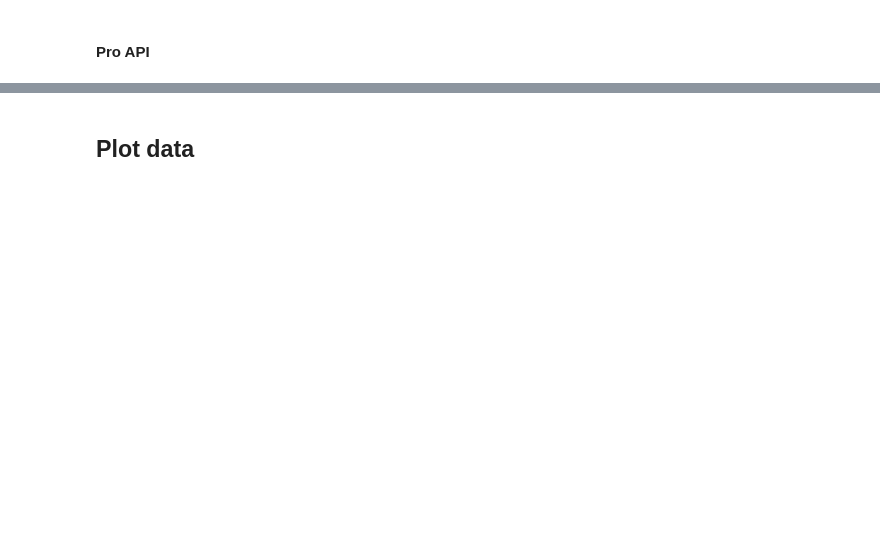
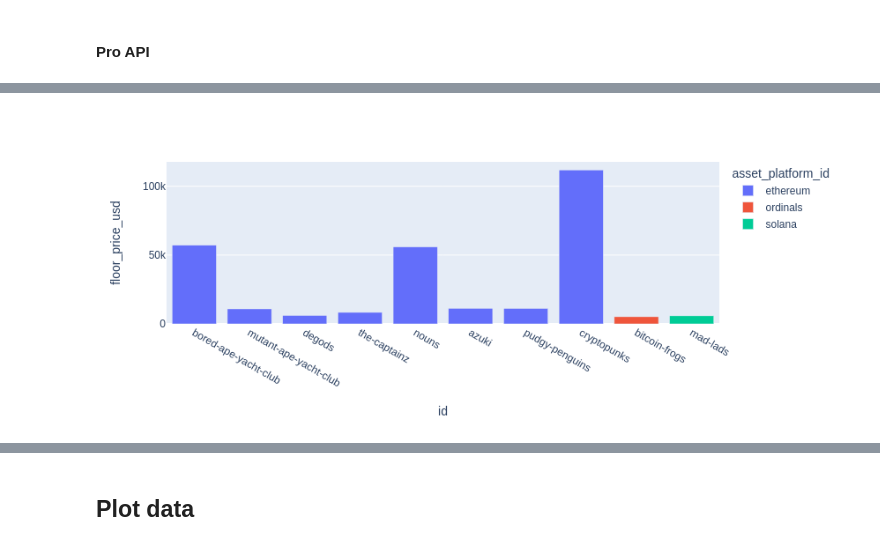
Before and after one commit to vnegi10/CoinGecko_API_guide, a Jupyter notebook: CG_API.ipynb, the cells around one changed output, grey strips where cells are left out. Saved outputs shown, nothing was run; the diff lists cells and outputs as text; code cells hidden in the pictures; blank space fills up the shorter version.

```diff
--- a/CG_API.ipynb
+++ b/CG_API.ipynb
@@ -166,3 +180,10 @@ df_nft_markets;
+# %%
+import plotly.express as px
+
+fig2 = px.bar(df_nft_markets, x = "id", y = "floor_price_usd", color = "asset_platform_id")
+fig2.show()
+# %% [output]
+[figure, added]
 # %%
 def get_nft_hist(nft_id, num_days):
     hist_params = {"days": num_days}
```
Also changed, not shown: parts of 23 cells of this notebook.
